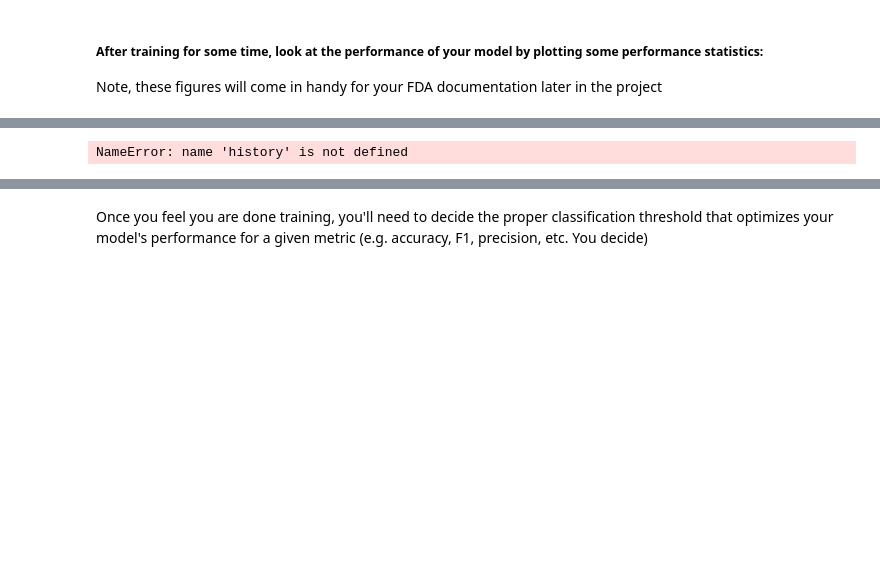
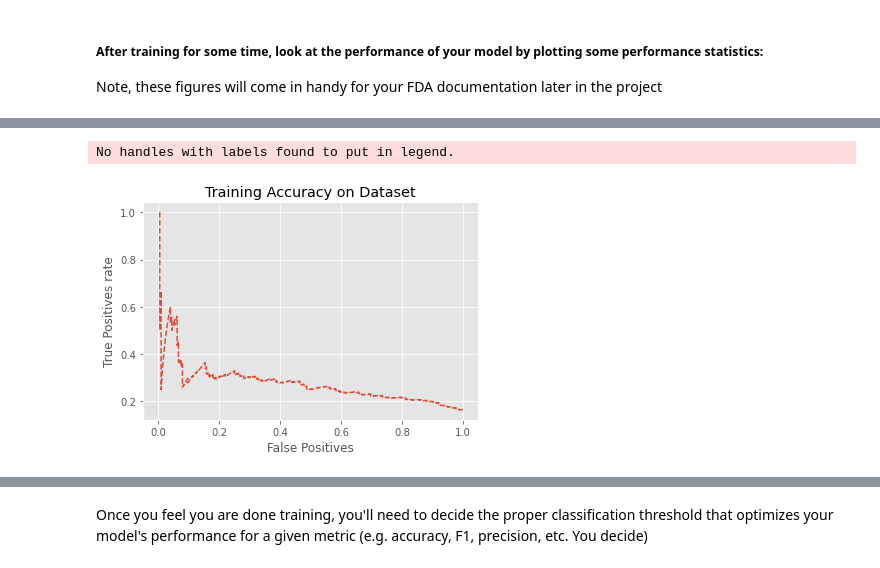
Before and after one commit to G94/ai_for_healthcare, a Jupyter notebook: pneumonia_detection/Build and train model.ipynb, the cells around one changed output, grey strips where cells are left out. Cells and saved outputs as stored; diff of their text form; code cells hidden in the pictures; blank space fills up the shorter version.

```diff
--- a/pneumonia_detection/Build and train model.ipynb
+++ b/pneumonia_detection/Build and train model.ipynb
@@ -447,7 +540,8 @@ def plot_history(history):
     plt.ylabel("Loss/Accuracy")
     plt.legend(loc = "lower left")
 # %%
-plot_precision_recall(valY, pred_Y)
+plot_precision_recall(testY, pred_Y)
 # %% [output]
-NameError: name 'history' is not defined
+No handles with labels found to put in legend.
+[figure, added]
 # %%
```
Also changed, not shown: parts of 47 cells of this notebook, 1 other file.
